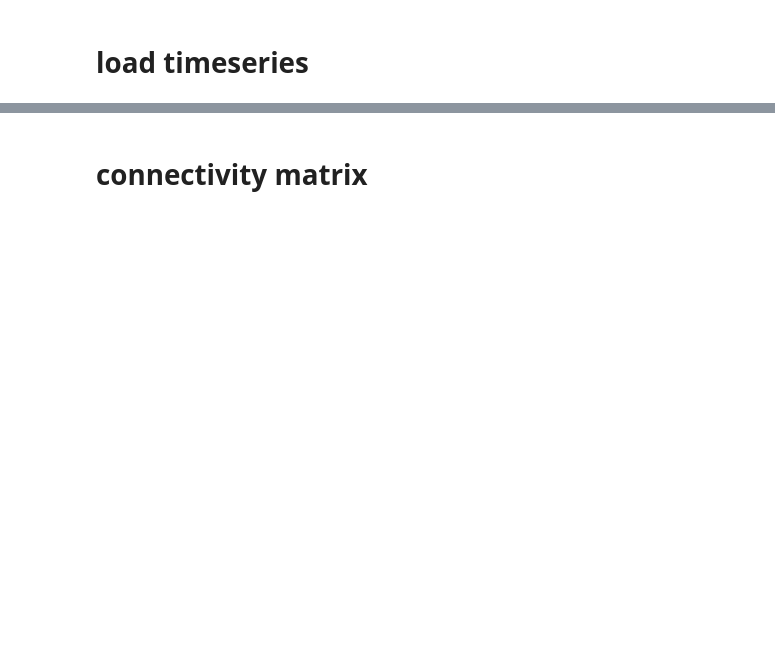
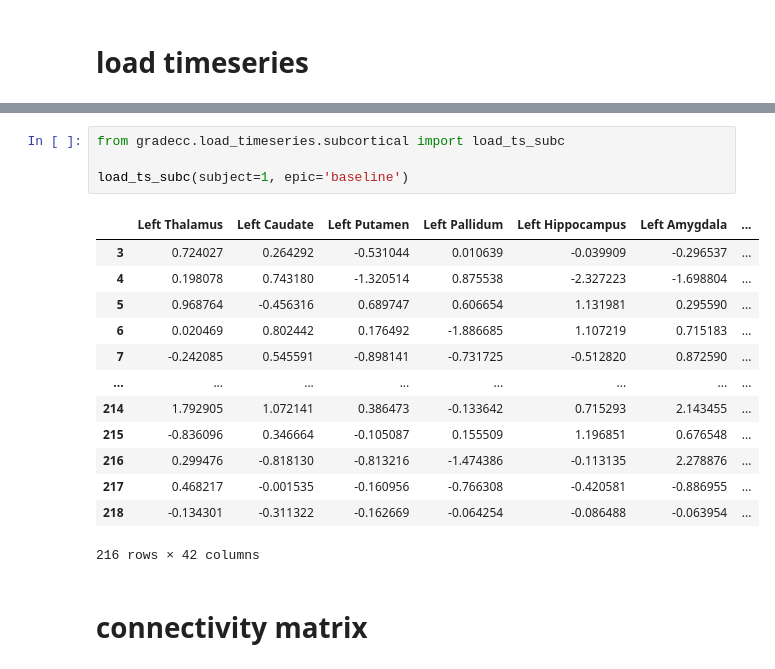
Before and after one commit to qniksefat/gradecc, a Jupyter notebook: notebooks/gradients.ipynb, the cells around one changed output, grey strips where cells are left out. Drawn from its saved outputs; the diff is of its cells as text; blank space fills up the shorter version.

```diff
--- a/notebooks/gradients.ipynb
+++ b/notebooks/gradients.ipynb
@@ -21,3 +21,21 @@ load_ts(subject=1, epic='rest')
+# %%
+from gradecc.load_timeseries.subcortical import load_ts_subc
+
+load_ts_subc(subject=1, epic='baseline')
+# %% [output]
+|  | Left Thalamus | Left Caudate | Left Putamen | Left Pallidum | Left Hippocampus | Left Amygdala | ... |
+| 3 | 0.724027 | 0.264292 | -0.531044 | 0.010639 | -0.039909 | -0.296537 | ... |
+| 4 | 0.198078 | 0.743180 | -1.320514 | 0.875538 | -2.327223 | -1.698804 | ... |
+| 5 | 0.968764 | -0.456316 | 0.689747 | 0.606654 | 1.131981 | 0.295590 | ... |
+| 6 | 0.020469 | 0.802442 | 0.176492 | -1.886685 | 1.107219 | 0.715183 | ... |
+| 7 | -0.242085 | 0.545591 | -0.898141 | -0.731725 | -0.512820 | 0.872590 | ... |
+| ... | ... | ... | ... | ... | ... | ... | ... |
+| 214 | 1.792905 | 1.072141 | 0.386473 | -0.133642 | 0.715293 | 2.143455 | ... |
+| 215 | -0.836096 | 0.346664 | -0.105087 | 0.155509 | 1.196851 | 0.676548 | ... |
+| 216 | 0.299476 | -0.818130 | -0.813216 | -1.474386 | -0.113135 | 2.278876 | ... |
+| 217 | 0.468217 | -0.001535 | -0.160956 | -0.766308 | -0.420581 | -0.886955 | ... |
+| 218 | -0.134301 | -0.311322 | -0.162669 | -0.064254 | -0.086488 | -0.063954 | ... |
+216 rows × 42 columns
 # %% [markdown]
 # connectivity matrix
 # %%
```
Also changed, not shown: parts of 9 cells of this notebook, 1 other file.
